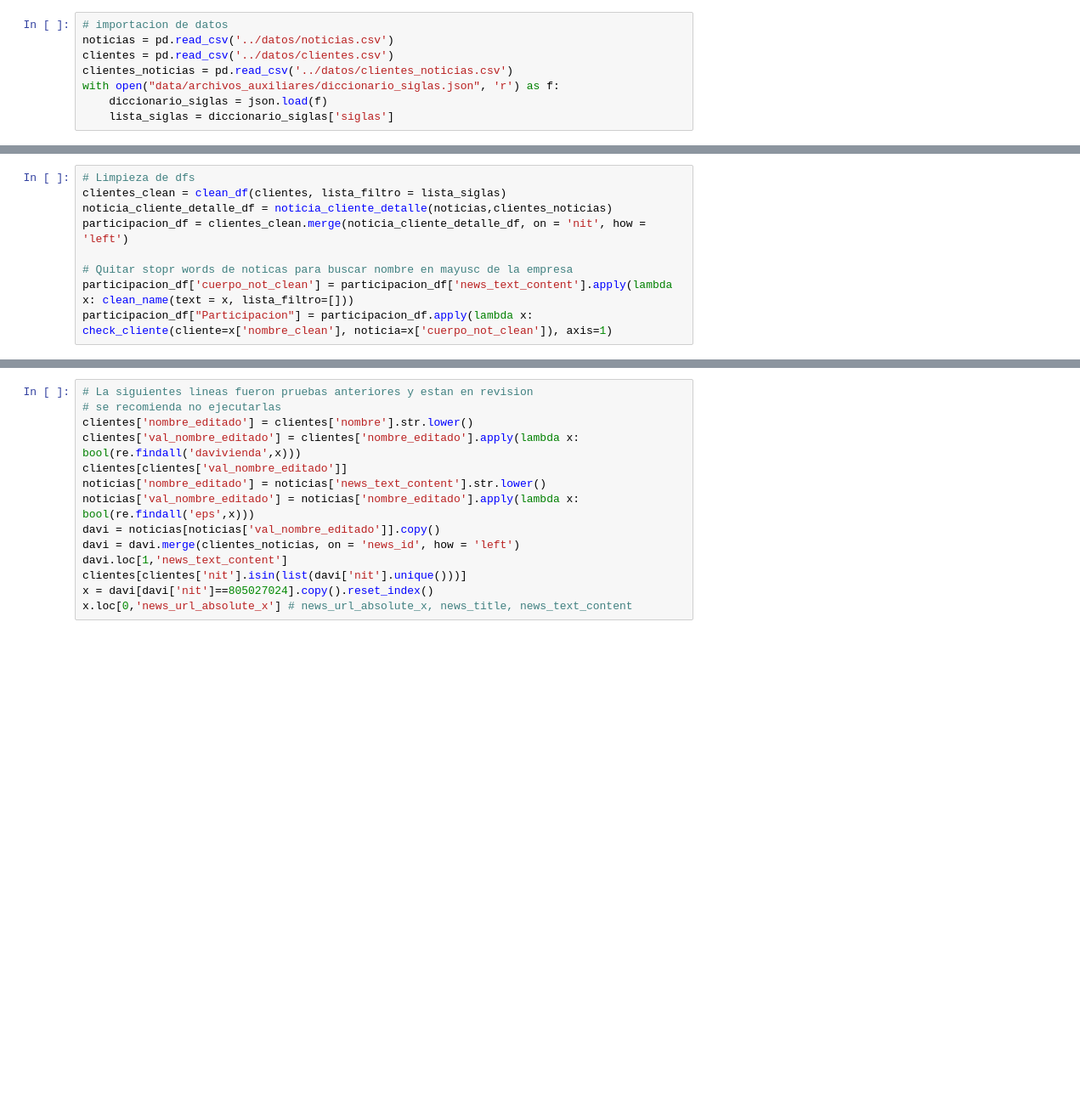
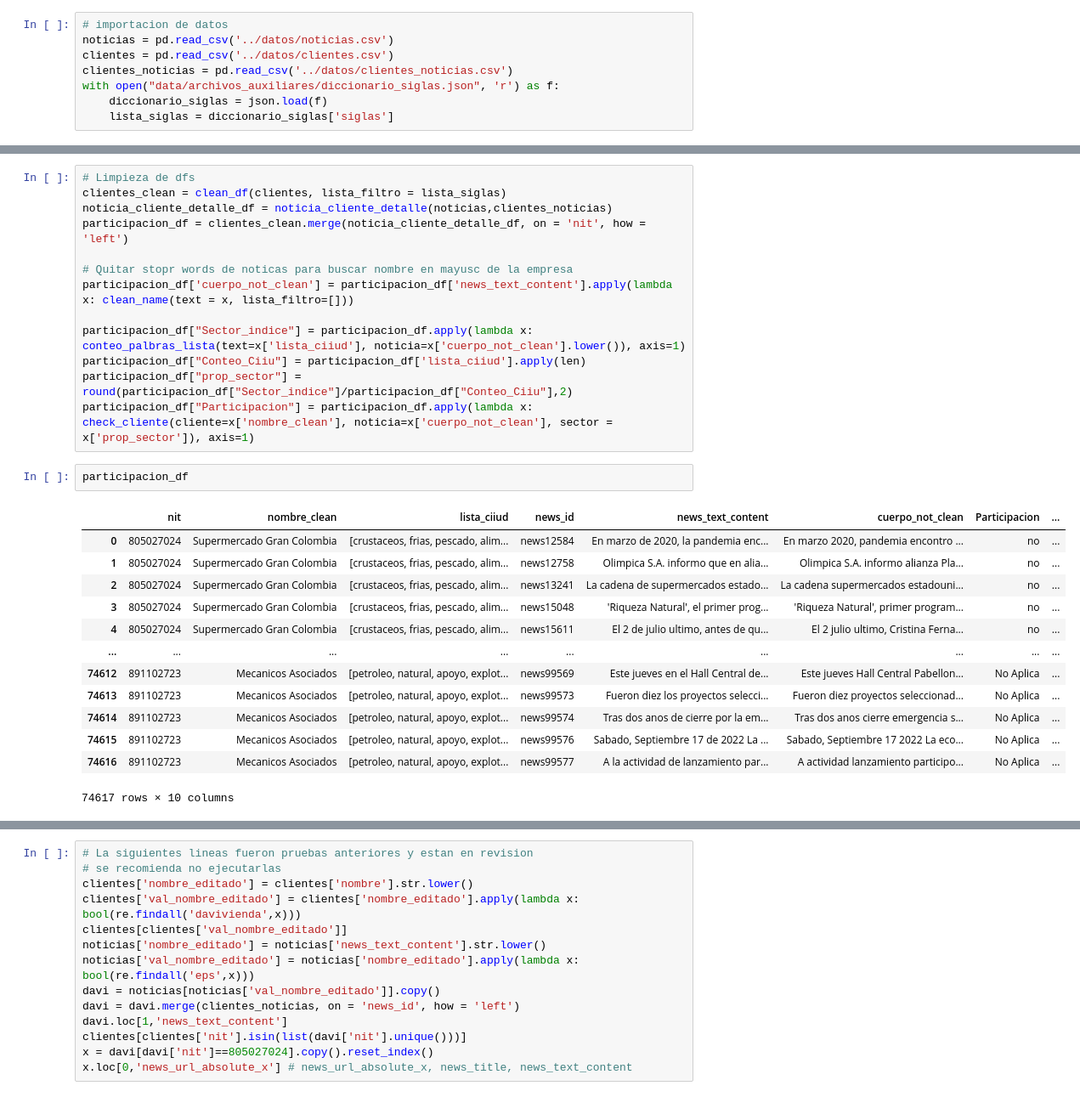
Before and after one commit to 3248ricamca/dataton2022-se_cayo_la_app, a Jupyter notebook: src/models/Participacion.ipynb, the cells around one changed output, grey strips where cells are left out. Shown: that part at 85% size. Cells and saved outputs as stored; diff of their text form; blank space fills up the shorter version.

Commit message:
incluision del sector a la variable participacion

```diff
--- a/src/models/Participacion.ipynb
+++ b/src/models/Participacion.ipynb
@@ -193,7 +220,27 @@ participacion_df = clientes_clean.merge(noticia_cliente_detalle_df, on = 'nit',
 
 # Quitar stopr words de noticas para buscar nombre en mayusc de la empresa
 participacion_df['cuerpo_not_clean'] = participacion_df['news_text_content'].apply(lambda x: clean_name(text = x, lista_filtro=[]))
-participacion_df["Participacion"] = participacion_df.apply(lambda x: check_cliente(cliente=x['nombre_clean'], noticia=x['cuerpo_not_clean']), axis=1)
+
+participacion_df["Sector_indice"] = participacion_df.apply(lambda x: conteo_palbras_lista(text=x['lista_ciiud'], noticia=x['cuerpo_not_clean'].lower()), axis=1)
+participacion_df["Conteo_Ciiu"] = participacion_df['lista_ciiud'].apply(len)
+participacion_df["prop_sector"] = round(participacion_df["Sector_indice"]/participacion_df["Conteo_Ciiu"],2)
+participacion_df["Participacion"] = participacion_df.apply(lambda x: check_cliente(cliente=x['nombre_clean'], noticia=x['cuerpo_not_clean'], sector = x['prop_sector']), axis=1)
+# %%
+participacion_df
+# %% [output]
+|  | nit | nombre_clean | lista_ciiud | news_id | news_text_content | cuerpo_not_clean | Participacion | ... |
+| 0 | 805027024 | Supermercado Gran Colombia | [crustaceos, frias, pescado, alim... | news12584 | En marzo de 2020, la pandemia enc... | En marzo 2020, pandemia encontro ... | no | ... |
+| 1 | 805027024 | Supermercado Gran Colombia | [crustaceos, frias, pescado, alim... | news12758 | Olimpica S.A. informo que en alia... | Olimpica S.A. informo alianza Pla... | no | ... |
+| 2 | 805027024 | Supermercado Gran Colombia | [crustaceos, frias, pescado, alim... | news13241 | La cadena de supermercados estado... | La cadena supermercados estadouni... | no | ... |
+| 3 | 805027024 | Supermercado Gran Colombia | [crustaceos, frias, pescado, alim... | news15048 | 'Riqueza Natural', el primer prog... | 'Riqueza Natural', primer program... | no | ... |
+| 4 | 805027024 | Supermercado Gran Colombia | [crustaceos, frias, pescado, alim... | news15611 | El 2 de julio ultimo, antes de qu... | El 2 julio ultimo, Cristina Ferna... | no | ... |
+| ... | ... | ... | ... | ... | ... | ... | ... | ... |
+| 74612 | 891102723 | Mecanicos Asociados | [petroleo, natural, apoyo, explot... | news99569 | Este jueves en el Hall Central de... | Este jueves Hall Central Pabellon... | No Aplica | ... |
+| 74613 | 891102723 | Mecanicos Asociados | [petroleo, natural, apoyo, explot... | news99573 | Fueron diez los proyectos selecci... | Fueron diez proyectos seleccionad... | No Aplica | ... |
+| 74614 | 891102723 | Mecanicos Asociados | [petroleo, natural, apoyo, explot... | news99574 | Tras dos anos de cierre por la em... | Tras dos anos cierre emergencia s... | No Aplica | ... |
+| 74615 | 891102723 | Mecanicos Asociados | [petroleo, natural, apoyo, explot... | news99576 | Sabado, Septiembre 17 de 2022 La ... | Sabado, Septiembre 17 2022 La eco... | No Aplica | ... |
+| 74616 | 891102723 | Mecanicos Asociados | [petroleo, natural, apoyo, explot... | news99577 | A la actividad de lanzamiento par... | A actividad lanzamiento participo... | No Aplica | ... |
+74617 rows × 10 columns
 # %%
 participacion_df['Participacion'].value_counts()
 # %% [output]
```
Also changed, not shown: parts of 10 cells of this notebook.
